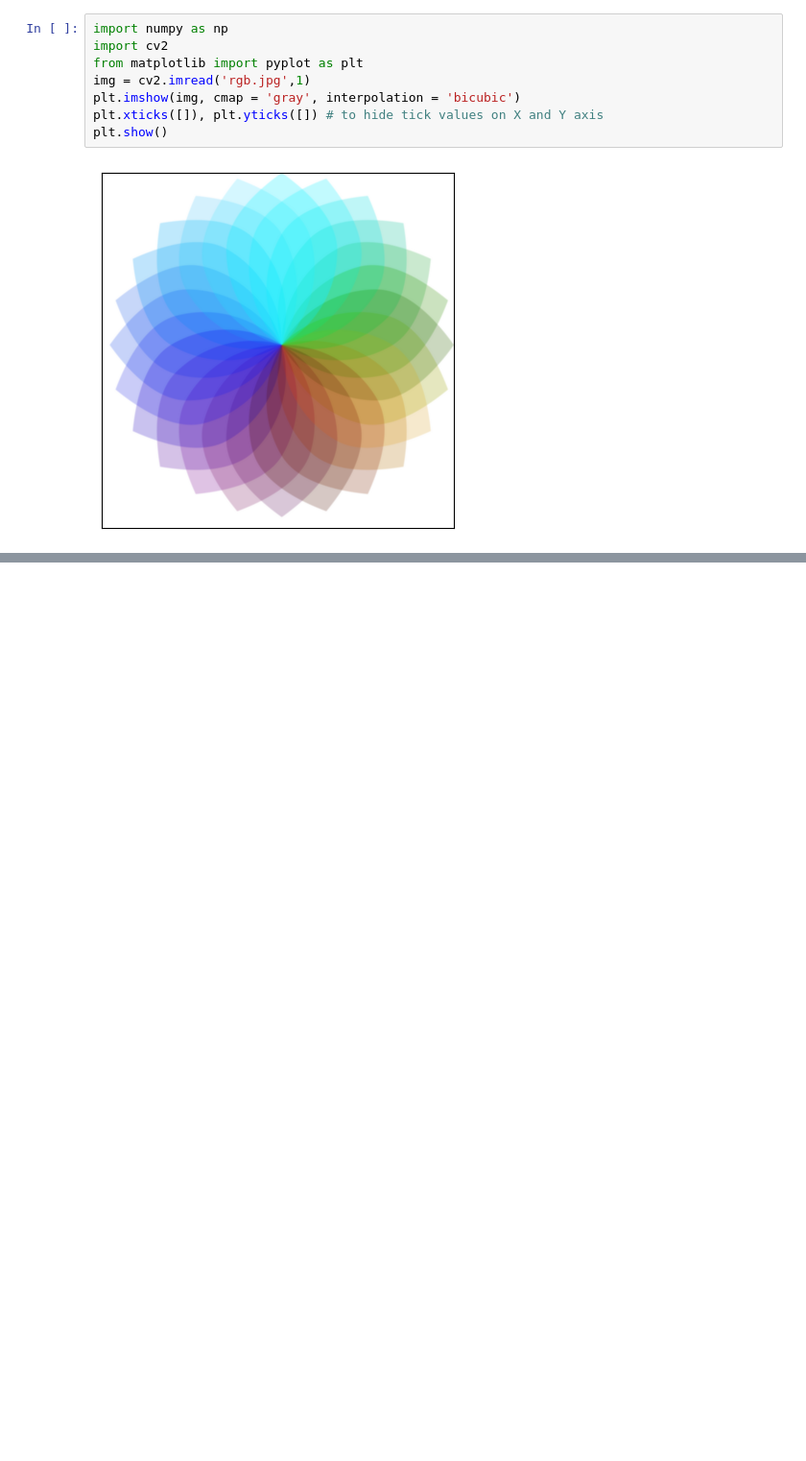
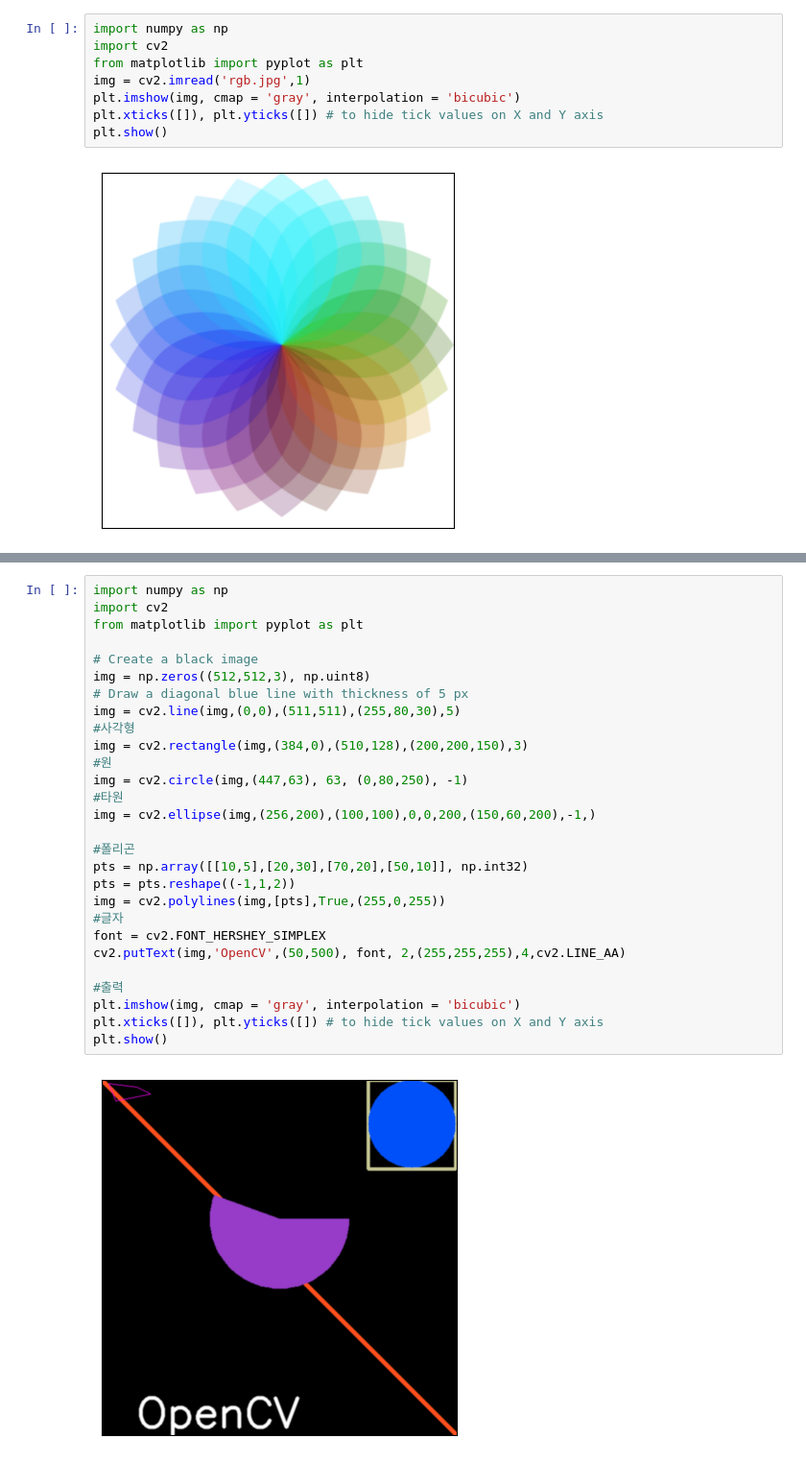
Before and after one commit to Kim-Seungjun/ip2023, a Jupyter notebook: ch21.ipynb, the cells around one changed output, grey strips where cells are left out. Shown at 96% size. Saved outputs shown, nothing was run; the diff lists cells and outputs as text; blank space fills up the shorter version.

```diff
--- a/ch21.ipynb
+++ b/ch21.ipynb
@@ -41,0 +100,30 @@ plt.show()
+# %%
+import numpy as np
+import cv2
+from matplotlib import pyplot as plt
+
+# Create a black image
+img = np.zeros((512,512,3), np.uint8)
+# Draw a diagonal blue line with thickness of 5 px
+img = cv2.line(img,(0,0),(511,511),(255,80,30),5)
+#사각형
+img = cv2.rectangle(img,(384,0),(510,128),(200,200,150),3)
+#원
+img = cv2.circle(img,(447,63), 63, (0,80,250), -1)
+#타원
+img = cv2.ellipse(img,(256,200),(100,100),0,0,200,(150,60,200),-1,)
+
+#폴리곤
+pts = np.array([[10,5],[20,30],[70,20],[50,10]], np.int32)
+pts = pts.reshape((-1,1,2))
+img = cv2.polylines(img,[pts],True,(255,0,255))
+#글자
+font = cv2.FONT_HERSHEY_SIMPLEX
+cv2.putText(img,'OpenCV',(50,500), font, 2,(255,255,255),4,cv2.LINE_AA)
+
+#출력
+plt.imshow(img, cmap = 'gray', interpolation = 'bicubic')
+plt.xticks([]), plt.yticks([]) # to hide tick values on X and Y axis
+plt.show()
+# %% [output]
+[figure, added]
```
Also changed, not shown: parts of 7 cells of this notebook.
